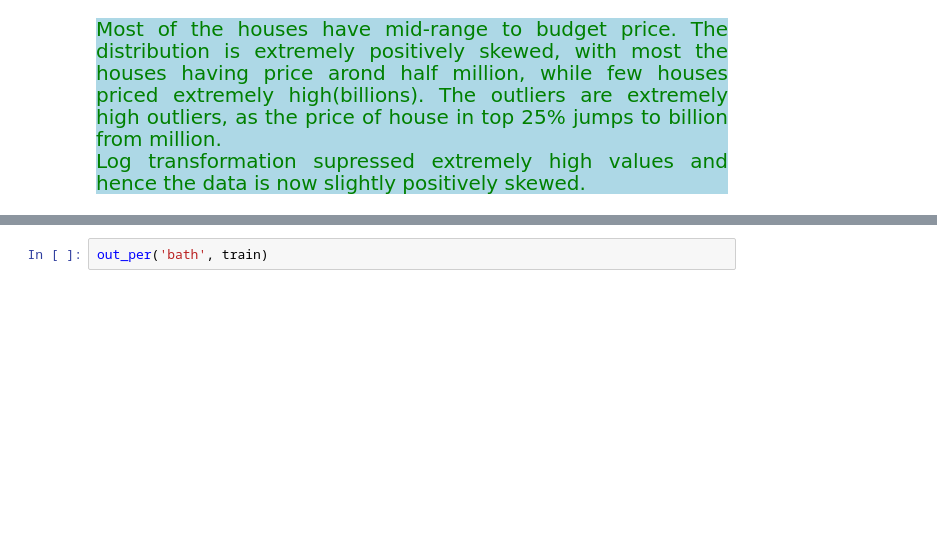
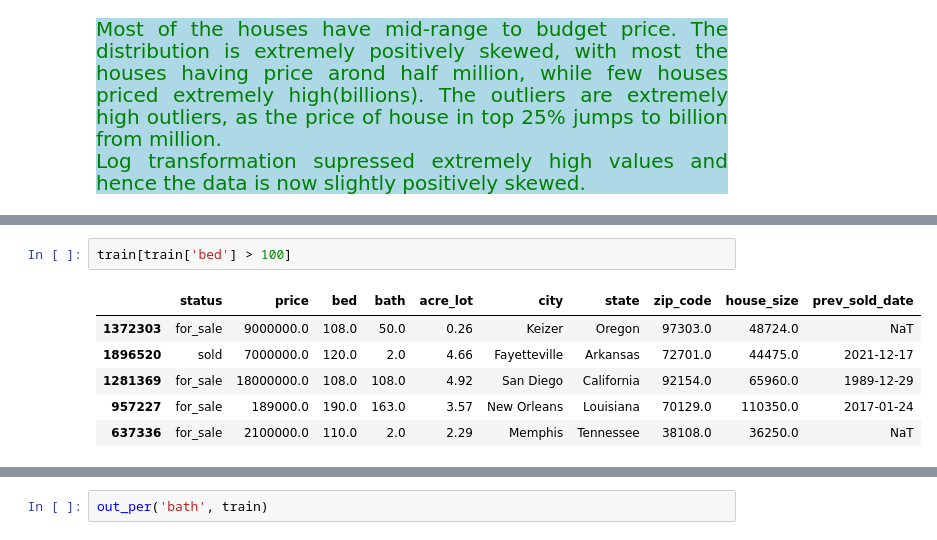
Before and after one commit to Kartika-Nidhi/DS_Projects, a Jupyter notebook: USARealEstatePricePrediction.ipynb, the cells around one changed output, grey strips where cells are left out. Cells and saved outputs as stored; diff of their text form; blank space fills up the shorter version.

```diff
--- a/USARealEstatePricePrediction.ipynb
+++ b/USARealEstatePricePrediction.ipynb
@@ -406,4 +419,13 @@ max         111.000000
 Name: bed, dtype: float64
+# %%
+train[train['bed'] > 100]
+# %% [output]
+|  | status | price | bed | bath | acre_lot | city | state | zip_code | house_size | prev_sold_date |
+| 1372303 | for_sale | 9000000.0 | 108.0 | 50.0 | 0.26 | Keizer | Oregon | 97303.0 | 48724.0 | NaT |
+| 1896520 | sold | 7000000.0 | 120.0 | 2.0 | 4.66 | Fayetteville | Arkansas | 72701.0 | 44475.0 | 2021-12-17 |
+| 1281369 | for_sale | 18000000.0 | 108.0 | 108.0 | 4.92 | San Diego | California | 92154.0 | 65960.0 | 1989-12-29 |
+| 957227 | for_sale | 189000.0 | 190.0 | 163.0 | 3.57 | New Orleans | Louisiana | 70129.0 | 110350.0 | 2017-01-24 |
+| 637336 | for_sale | 2100000.0 | 110.0 | 2.0 | 2.29 | Memphis | Tennessee | 38108.0 | 36250.0 | NaT |
 # %%
 train['bath'].describe()
 # %% [output]
```
Also changed, not shown: parts of 18 cells of this notebook.
